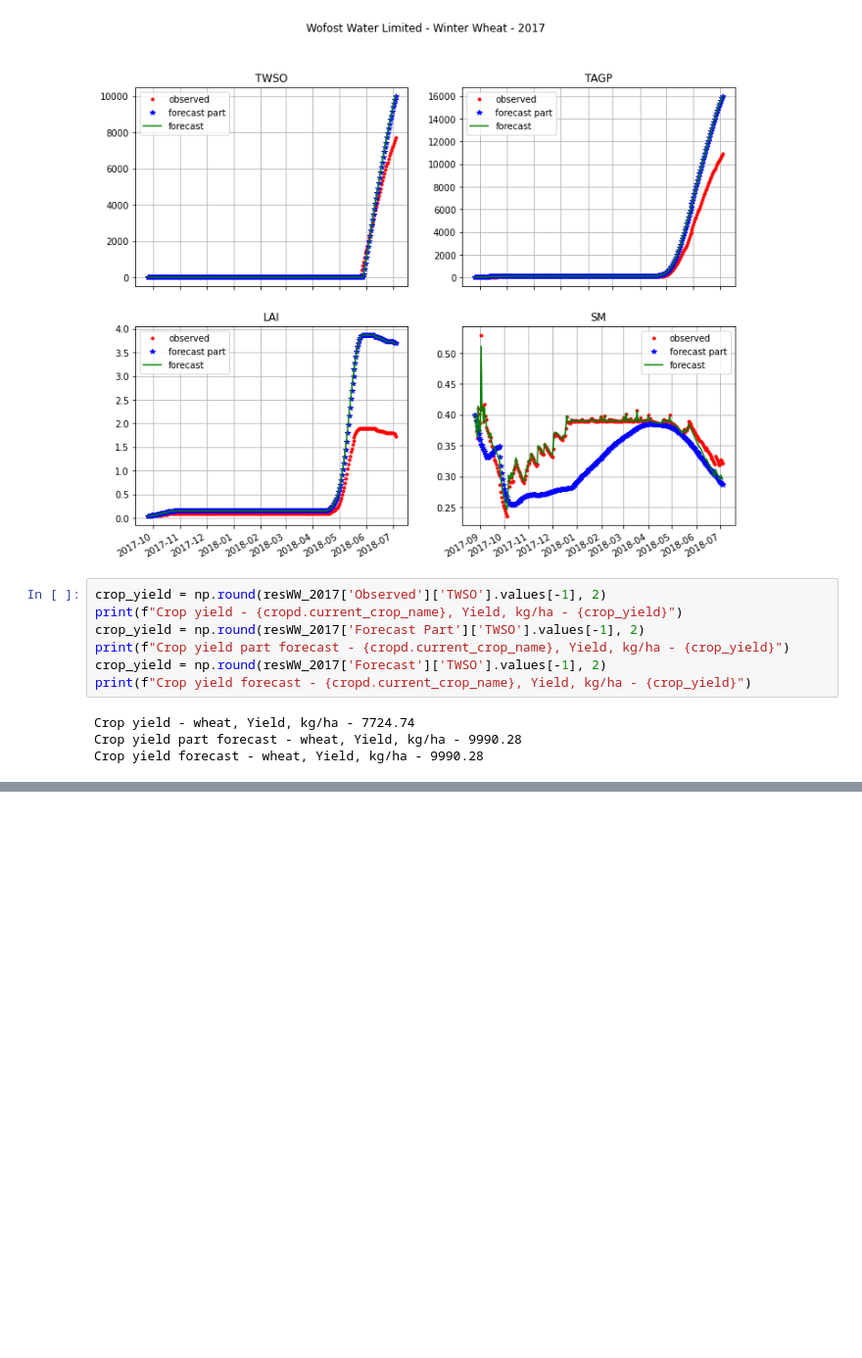
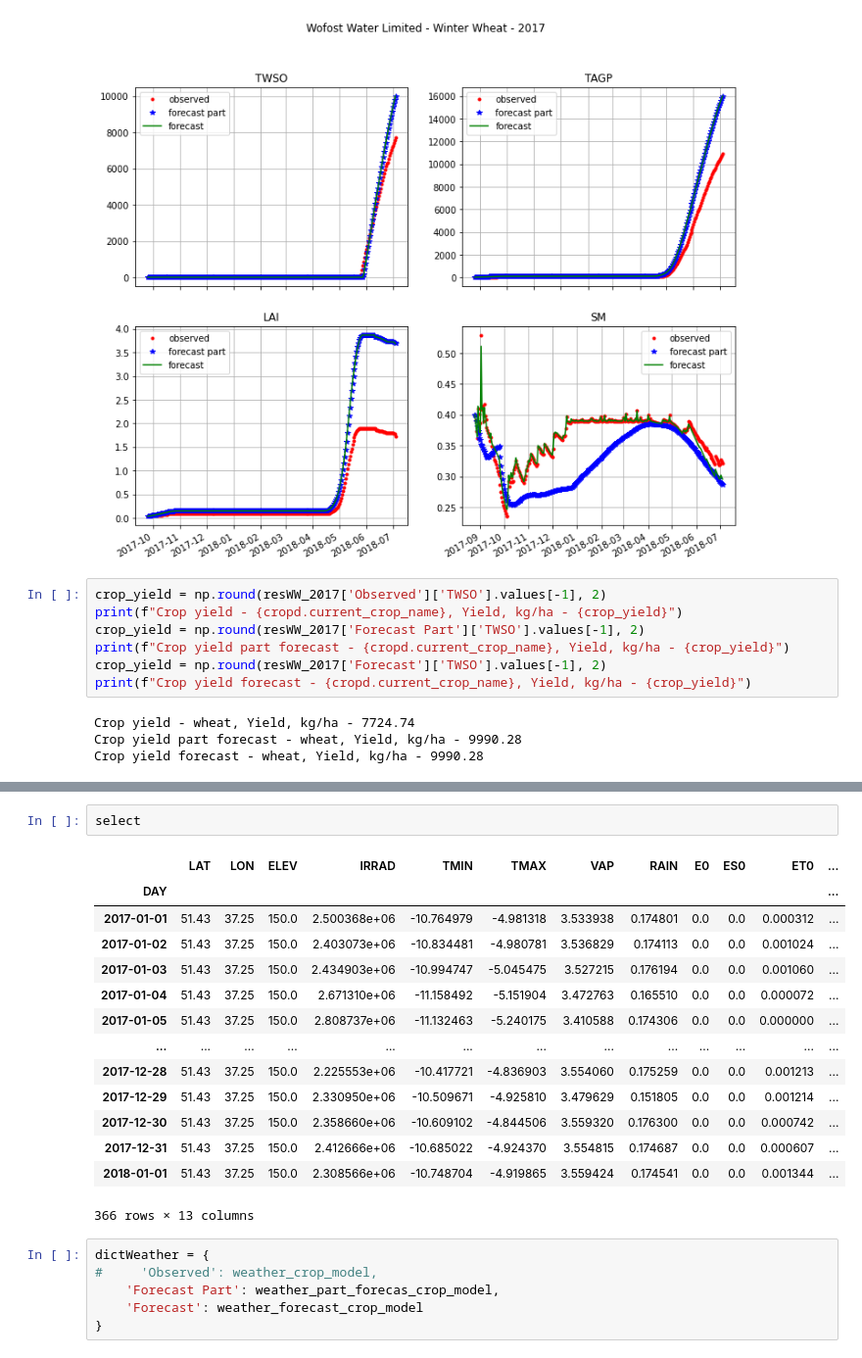
Before and after one commit to mishagrol/CS_MSU, a Jupyter notebook: Course Work/WOFOST.ipynb, the cells around one changed output, grey strips where cells are left out. Shown: that part at 98% size. Drawn from its saved outputs; the diff is of its cells as text; blank space fills up the shorter version.

```diff
--- a/Course Work/WOFOST.ipynb
+++ b/Course Work/WOFOST.ipynb
@@ -628,0 +635,23 @@ Crop yield forecast - wheat, Yield, kg/ha - 9990.28
+# %%
+select
+# %% [output]
+|  | LAT | LON | ELEV | IRRAD | TMIN | TMAX | VAP | RAIN | E0 | ES0 | ET0 | ... |
+| DAY |  |  |  |  |  |  |  |  |  |  |  | ... |
+| 2017-01-01 | 51.43 | 37.25 | 150.0 | 2.500368e+06 | -10.764979 | -4.981318 | 3.533938 | 0.174801 | 0.0 | 0.0 | 0.000312 | ... |
+| 2017-01-02 | 51.43 | 37.25 | 150.0 | 2.403073e+06 | -10.834481 | -4.980781 | 3.536829 | 0.174113 | 0.0 | 0.0 | 0.001024 | ... |
+| 2017-01-03 | 51.43 | 37.25 | 150.0 | 2.434903e+06 | -10.994747 | -5.045475 | 3.527215 | 0.176194 | 0.0 | 0.0 | 0.001060 | ... |
+| 2017-01-04 | 51.43 | 37.25 | 150.0 | 2.671310e+06 | -11.158492 | -5.151904 | 3.472763 | 0.165510 | 0.0 | 0.0 | 0.000072 | ... |
+| 2017-01-05 | 51.43 | 37.25 | 150.0 | 2.808737e+06 | -11.132463 | -5.240175 | 3.410588 | 0.174306 | 0.0 | 0.0 | 0.000000 | ... |
+| ... | ... | ... | ... | ... | ... | ... | ... | ... | ... | ... | ... | ... |
+| 2017-12-28 | 51.43 | 37.25 | 150.0 | 2.225553e+06 | -10.417721 | -4.836903 | 3.554060 | 0.175259 | 0.0 | 0.0 | 0.001213 | ... |
+| 2017-12-29 | 51.43 | 37.25 | 150.0 | 2.330950e+06 | -10.509671 | -4.925810 | 3.479629 | 0.151805 | 0.0 | 0.0 | 0.001214 | ... |
+| 2017-12-30 | 51.43 | 37.25 | 150.0 | 2.358660e+06 | -10.609102 | -4.844506 | 3.559320 | 0.176300 | 0.0 | 0.0 | 0.000742 | ... |
+| 2017-12-31 | 51.43 | 37.25 | 150.0 | 2.412666e+06 | -10.685022 | -4.924370 | 3.554815 | 0.174687 | 0.0 | 0.0 | 0.000607 | ... |
+| 2018-01-01 | 51.43 | 37.25 | 150.0 | 2.308566e+06 | -10.748704 | -4.919865 | 3.559424 | 0.174541 | 0.0 | 0.0 | 0.001344 | ... |
+366 rows × 13 columns
+# %%
+dictWeather = {
+#     'Observed': weather_crop_model,
+    'Forecast Part': weather_part_forecas_crop_model,
+    'Forecast': weather_forecast_crop_model
+}
```
Also changed, not shown: parts of 7 cells of this notebook.
